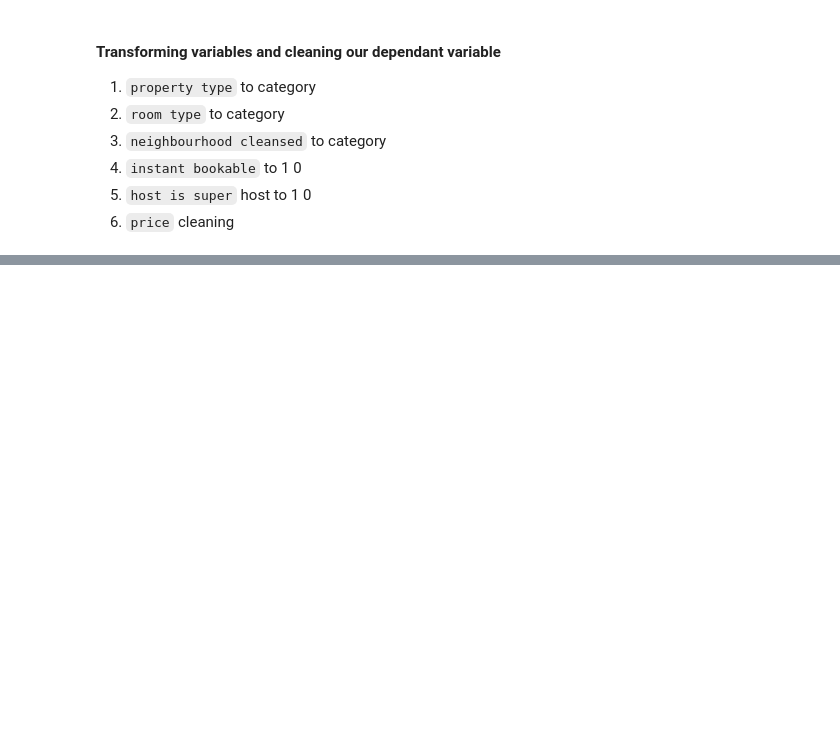
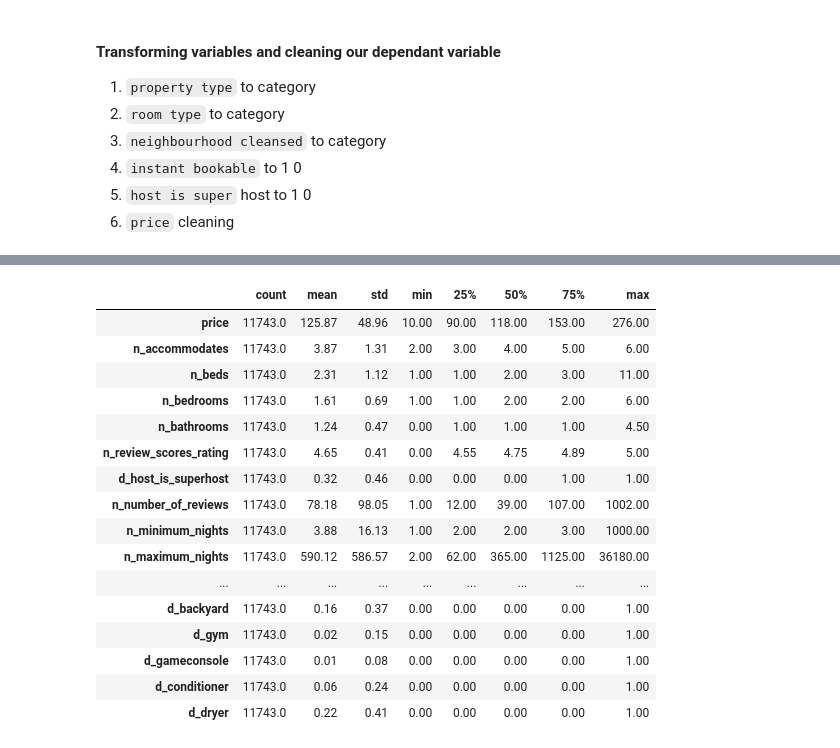
Before and after one commit to arbash-malik/DA3, a Jupyter notebook: Assignment 2/Assignment 2.ipynb, the cells around one changed output, grey strips where cells are left out. Saved outputs shown, nothing was run; the diff lists cells and outputs as text; code cells hidden in the pictures; blank space fills up the shorter version.

```diff
--- a/Assignment 2/Assignment 2.ipynb
+++ b/Assignment 2/Assignment 2.ipynb
@@ -198,0 +410,20 @@ filtered_df['price'] = filtered_df['price'].astype(int)
+# %%
+clean_df.describe().T.round(2)
+# %% [output]
+|  | count | mean | std | min | 25% | 50% | 75% | max |
+| price | 11743.0 | 125.87 | 48.96 | 10.00 | 90.00 | 118.00 | 153.00 | 276.00 |
+| n_accommodates | 11743.0 | 3.87 | 1.31 | 2.00 | 3.00 | 4.00 | 5.00 | 6.00 |
+| n_beds | 11743.0 | 2.31 | 1.12 | 1.00 | 1.00 | 2.00 | 3.00 | 11.00 |
+| n_bedrooms | 11743.0 | 1.61 | 0.69 | 1.00 | 1.00 | 2.00 | 2.00 | 6.00 |
+| n_bathrooms | 11743.0 | 1.24 | 0.47 | 0.00 | 1.00 | 1.00 | 1.00 | 4.50 |
+| n_review_scores_rating | 11743.0 | 4.65 | 0.41 | 0.00 | 4.55 | 4.75 | 4.89 | 5.00 |
+| d_host_is_superhost | 11743.0 | 0.32 | 0.46 | 0.00 | 0.00 | 0.00 | 1.00 | 1.00 |
+| n_number_of_reviews | 11743.0 | 78.18 | 98.05 | 1.00 | 12.00 | 39.00 | 107.00 | 1002.00 |
+| n_minimum_nights | 11743.0 | 3.88 | 16.13 | 1.00 | 2.00 | 2.00 | 3.00 | 1000.00 |
+| n_maximum_nights | 11743.0 | 590.12 | 586.57 | 2.00 | 62.00 | 365.00 | 1125.00 | 36180.00 |
+| ... | ... | ... | ... | ... | ... | ... | ... | ... |
+| d_backyard | 11743.0 | 0.16 | 0.37 | 0.00 | 0.00 | 0.00 | 0.00 | 1.00 |
+| d_gym | 11743.0 | 0.02 | 0.15 | 0.00 | 0.00 | 0.00 | 0.00 | 1.00 |
+| d_gameconsole | 11743.0 | 0.01 | 0.08 | 0.00 | 0.00 | 0.00 | 0.00 | 1.00 |
+| d_conditioner | 11743.0 | 0.06 | 0.24 | 0.00 | 0.00 | 0.00 | 0.00 | 1.00 |
+| d_dryer | 11743.0 | 0.22 | 0.41 | 0.00 | 0.00 | 0.00 | 0.00 | 1.00 |
```
Also changed, not shown: parts of 19 cells of this notebook.
